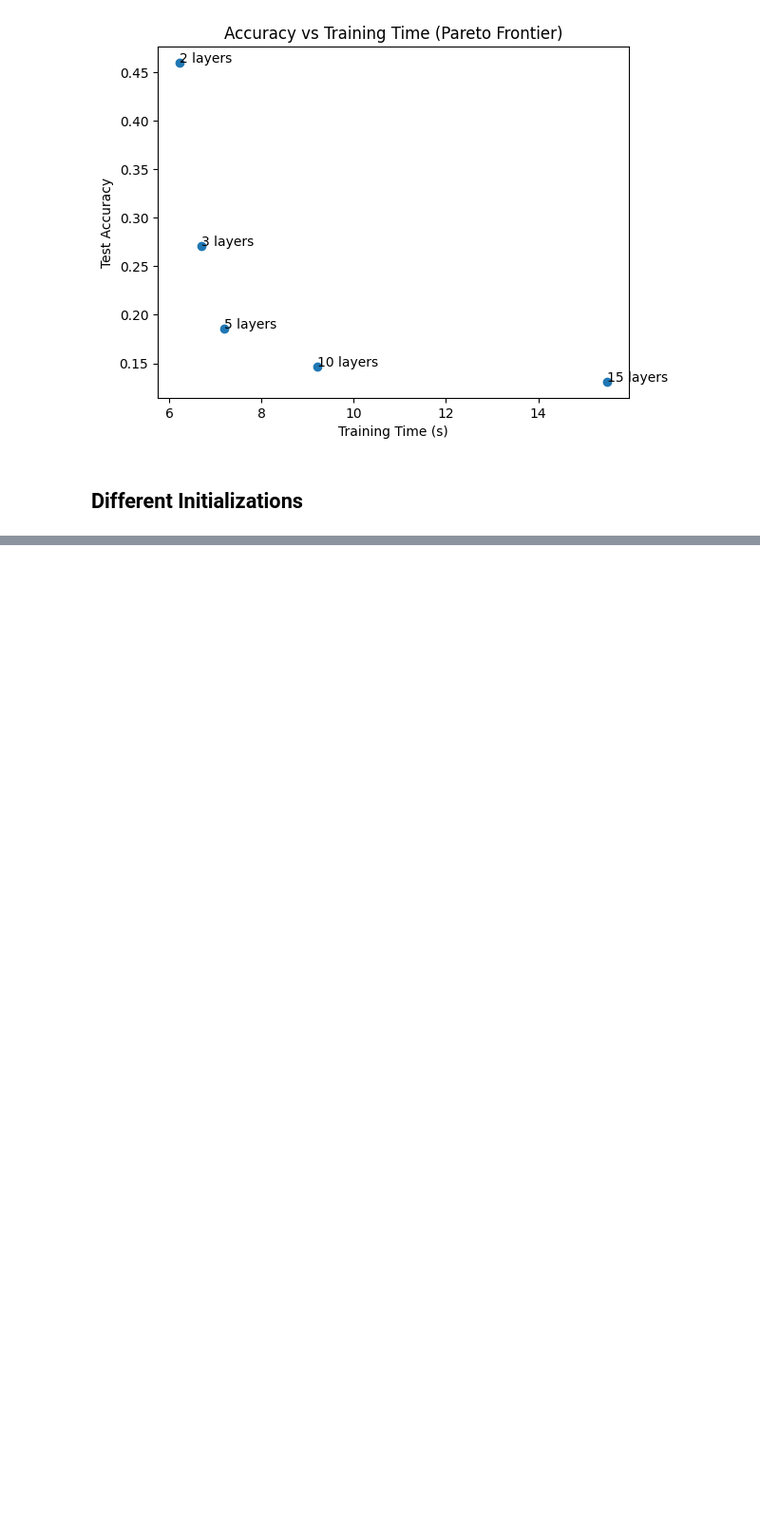
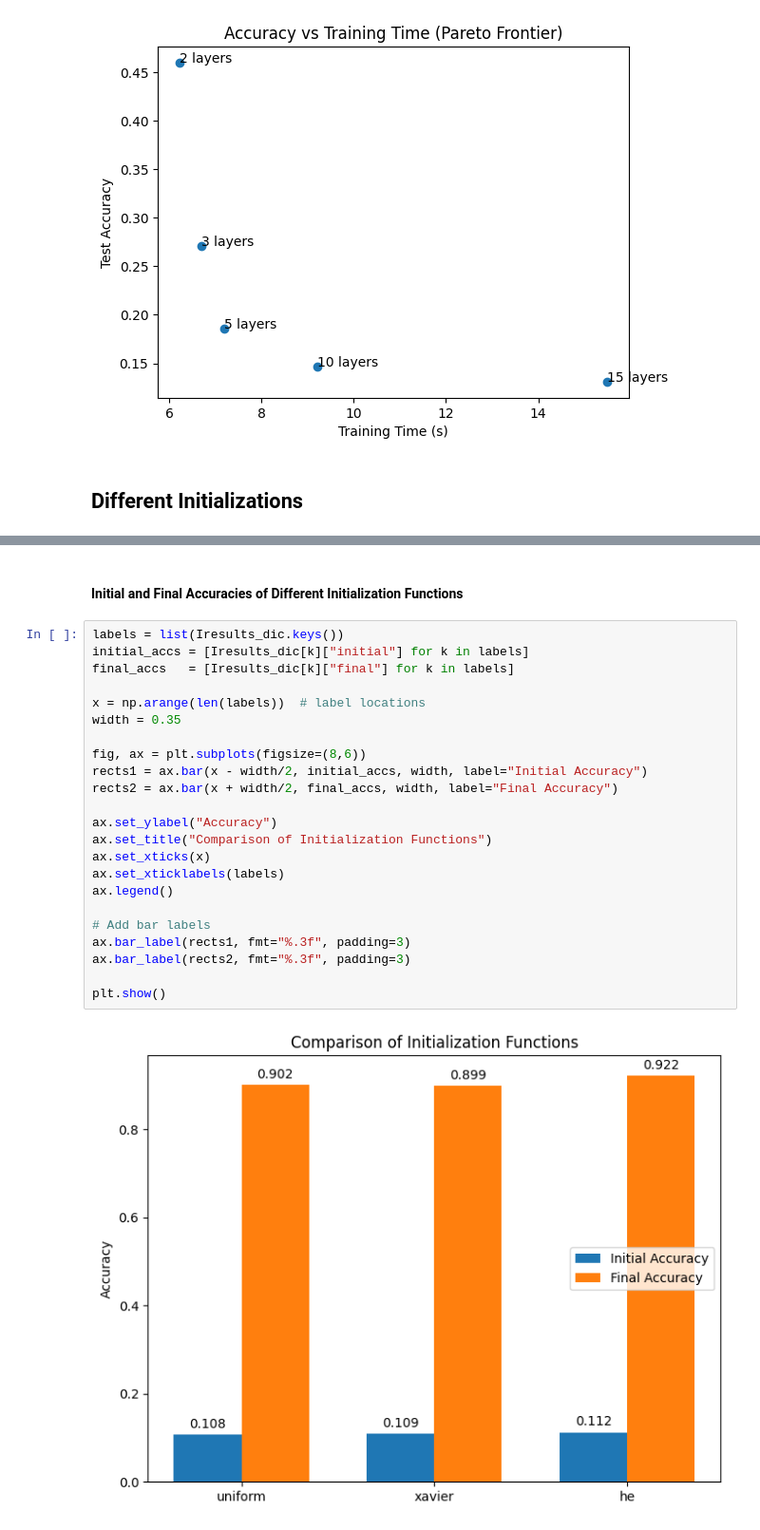
Before and after one commit to Featherless-bipod/variableMLP, a Jupyter notebook: src/main2.ipynb, the cells around one changed output, grey strips where cells are left out. Shown at 95% size. Saved outputs shown, nothing was run; the diff lists cells and outputs as text; blank space fills up the shorter version.

Commit message:
added different initialization functions

```diff
--- a/src/main2.ipynb
+++ b/src/main2.ipynb
@@ -248,0 +256,27 @@ KeyboardInterrupt:
+# %% [markdown]
+#### Initial and Final Accuracies of Different Initialization Functions
+# %%
+labels = list(Iresults_dic.keys())
+initial_accs = [Iresults_dic[k]["initial"] for k in labels]
+final_accs   = [Iresults_dic[k]["final"] for k in labels]
+
+x = np.arange(len(labels))  # label locations
+width = 0.35
+
+fig, ax = plt.subplots(figsize=(8,6))
+rects1 = ax.bar(x - width/2, initial_accs, width, label="Initial Accuracy")
+rects2 = ax.bar(x + width/2, final_accs, width, label="Final Accuracy")
+
+ax.set_ylabel("Accuracy")
+ax.set_title("Comparison of Initialization Functions")
+ax.set_xticks(x)
+ax.set_xticklabels(labels)
+ax.legend()
+
+# Add bar labels
+ax.bar_label(rects1, fmt="%.3f", padding=3)
+ax.bar_label(rects2, fmt="%.3f", padding=3)
+
+plt.show()
+# %% [output]
+[figure, added]
```
Also changed, not shown: parts of 5 cells of this notebook.
